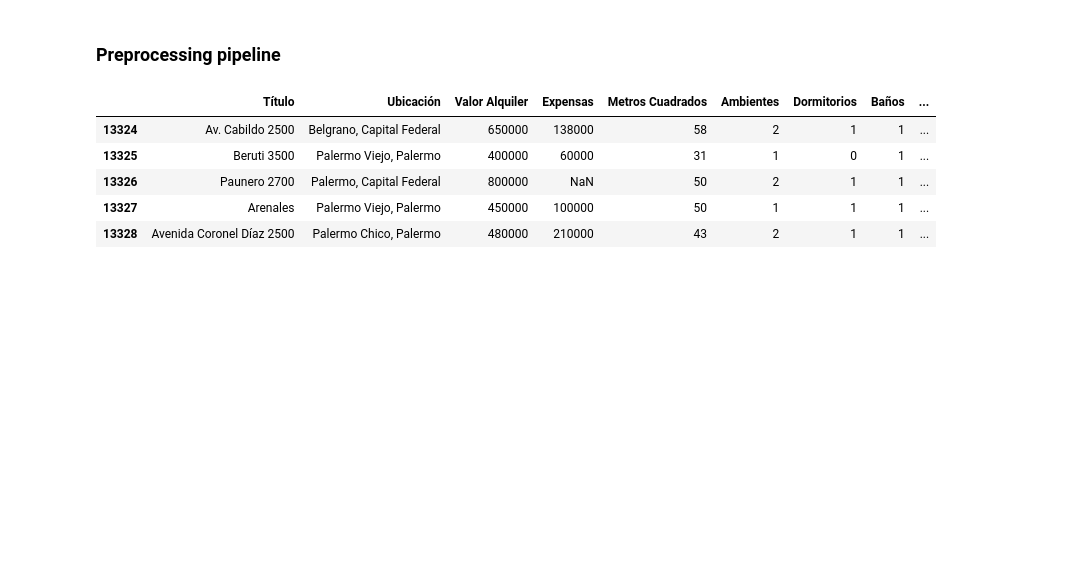
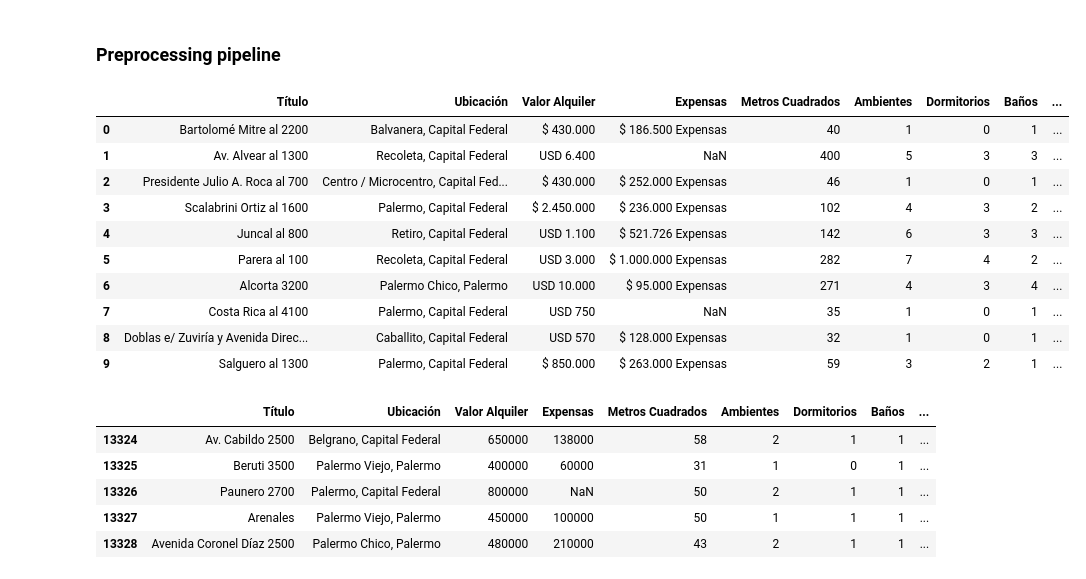
Before and after one commit to Felimartinez1/Departamentos-Buenos-Aires, a Jupyter notebook: preprocessing/zonaprop_ETL.ipynb, the cells around one changed output. Saved outputs shown, nothing was run; the diff lists cells and outputs as text; code cells hidden in the pictures; blank space fills up the shorter version.

```diff
--- a/preprocessing/zonaprop_ETL.ipynb
+++ b/preprocessing/zonaprop_ETL.ipynb
@@ -59,6 +59,20 @@ Cocheras               0
 dtype: int64
 # %% [markdown]
 ### Preprocessing pipeline
+# %%
+df.head(10)
+# %% [output]
+|  | Título | Ubicación | Valor Alquiler | Expensas | Metros Cuadrados | Ambientes | Dormitorios | Baños | ... |
+| 0 | Bartolomé Mitre al 2200 | Balvanera, Capital Federal | $ 430.000 | $ 186.500 Expensas | 40 | 1 | 0 | 1 | ... |
+| 1 | Av. Alvear al 1300 | Recoleta, Capital Federal | USD 6.400 | NaN | 400 | 5 | 3 | 3 | ... |
+| 2 | Presidente Julio A. Roca al 700 | Centro / Microcentro, Capital Fed... | $ 430.000 | $ 252.000 Expensas | 46 | 1 | 0 | 1 | ... |
+| 3 | Scalabrini Ortiz al 1600 | Palermo, Capital Federal | $ 2.450.000 | $ 236.000 Expensas | 102 | 4 | 3 | 2 | ... |
+| 4 | Juncal al 800 | Retiro, Capital Federal | USD 1.100 | $ 521.726 Expensas | 142 | 6 | 3 | 3 | ... |
+| 5 | Parera al 100 | Recoleta, Capital Federal | USD 3.000 | $ 1.000.000 Expensas | 282 | 7 | 4 | 2 | ... |
+| 6 | Alcorta 3200 | Palermo Chico, Palermo | USD 10.000 | $ 95.000 Expensas | 271 | 4 | 3 | 4 | ... |
+| 7 | Costa Rica al 4100 | Palermo, Capital Federal | USD 750 | NaN | 35 | 1 | 0 | 1 | ... |
+| 8 | Doblas e/ Zuviría y Avenida Direc... | Caballito, Capital Federal | USD 570 | $ 128.000 Expensas | 32 | 1 | 0 | 1 | ... |
+| 9 | Salguero al 1300 | Palermo, Capital Federal | $ 850.000 | $ 263.000 Expensas | 59 | 3 | 2 | 1 | ... |
 # %%
 import numpy as np
 from sklearn.impute import KNNImputer
```
Also changed, not shown: parts of 18 cells of this notebook, 5 other files.
